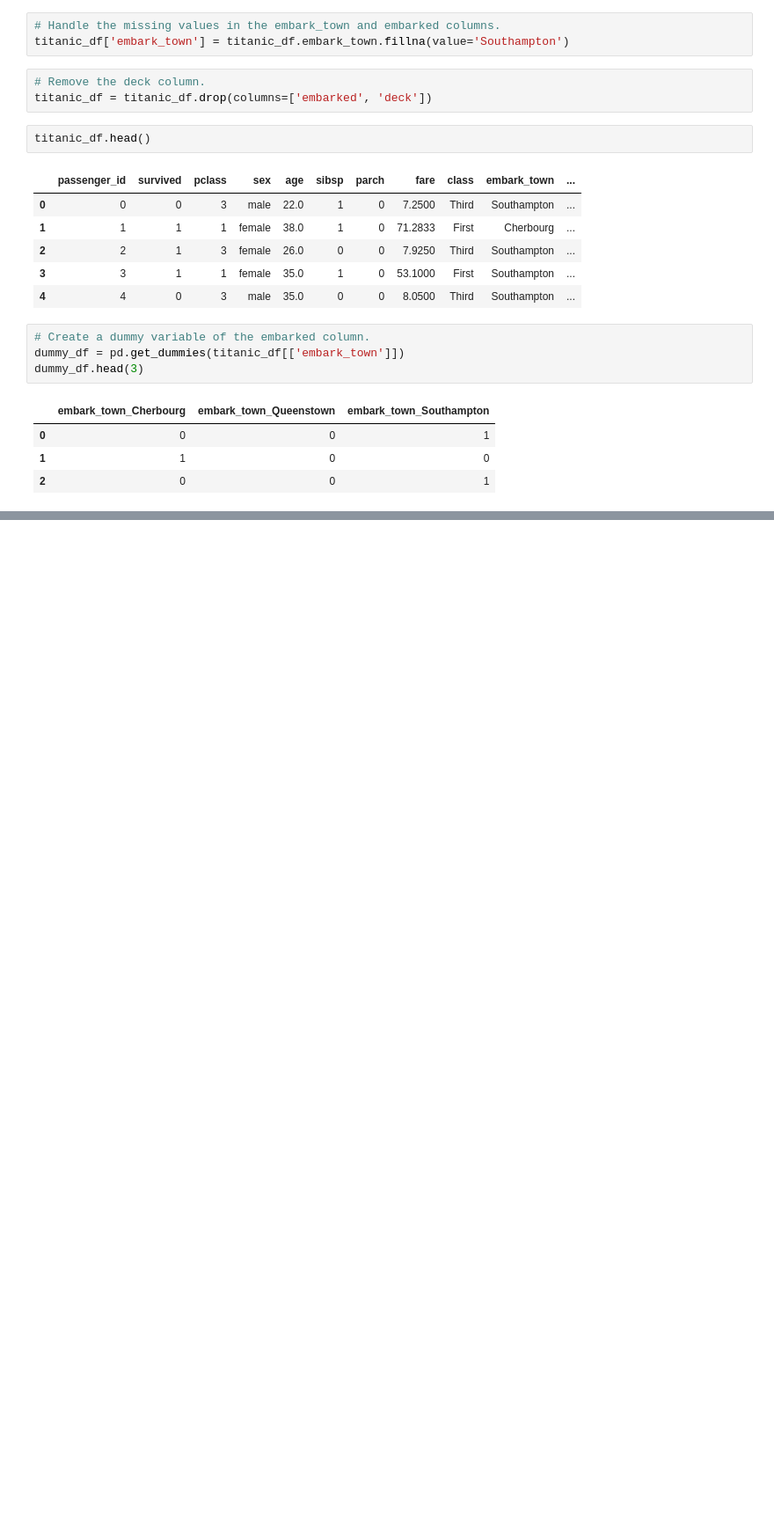
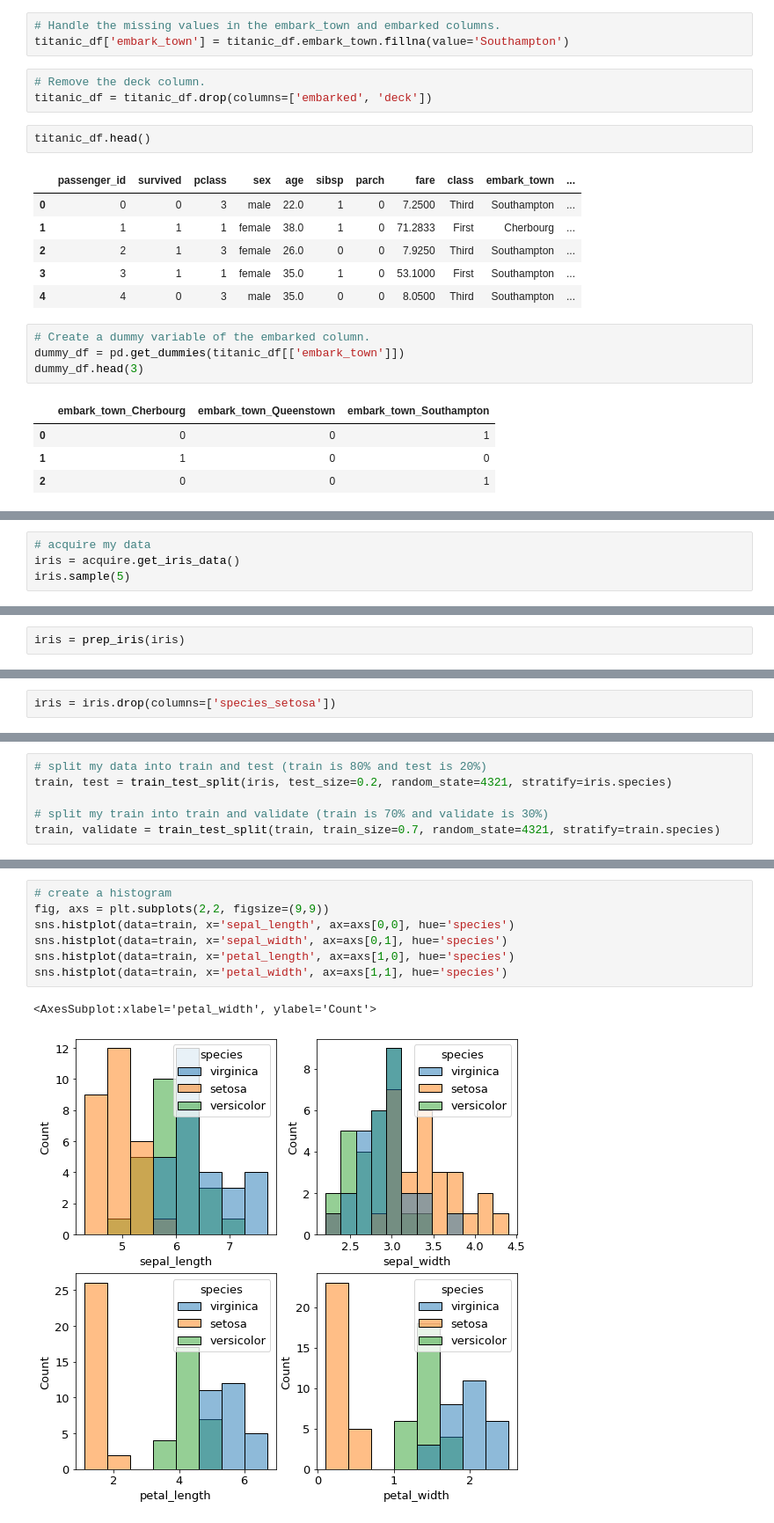
Before and after one commit to DesireeMcElroy/classification-exercises, a Jupyter notebook: classification_exercises.ipynb, the cells around one changed output, grey strips where cells are left out. Shown: that part at 88% size. Cells and saved outputs as stored; diff of their text form; blank space fills up the shorter version.

Commit message:
adding data exploration exercises

```diff
--- a/classification_exercises.ipynb
+++ b/classification_exercises.ipynb
@@ -409,0 +405,4 @@ train, validate = train_test_split(train, train_size=0.7, random_state=4321, str
+# %%
+# acquire my data
+iris = acquire.get_iris_data()
+iris.sample(5)
@@ -409,0 +416,2 @@ train, validate = train_test_split(train, train_size=0.7, random_state=4321, str
+# %%
+iris = prep_iris(iris)
@@ -409,0 +428,2 @@ train, validate = train_test_split(train, train_size=0.7, random_state=4321, str
+# %%
+iris = iris.drop(columns=['species_setosa'])
@@ -409,0 +434,6 @@ train, validate = train_test_split(train, train_size=0.7, random_state=4321, str
+# %%
+# split my data into train and test (train is 80% and test is 20%)
+train, test = train_test_split(iris, test_size=0.2, random_state=4321, stratify=iris.species)
+
+# split my train into train and validate (train is 70% and validate is 30%)
+train, validate = train_test_split(train, train_size=0.7, random_state=4321, stratify=train.species)
@@ -409,0 +452,10 @@ train, validate = train_test_split(train, train_size=0.7, random_state=4321, str
+# %%
+# create a histogram
+fig, axs = plt.subplots(2,2, figsize=(9,9))
+sns.histplot(data=train, x='sepal_length', ax=axs[0,0], hue='species')
+sns.histplot(data=train, x='sepal_width', ax=axs[0,1], hue='species')
+sns.histplot(data=train, x='petal_length', ax=axs[1,0], hue='species')
+sns.histplot(data=train, x='petal_width', ax=axs[1,1], hue='species')
+# %% [output]
+<AxesSubplot:xlabel='petal_width', ylabel='Count'>
+[figure, added]
```
Also changed, not shown: parts of 40 cells of this notebook.
